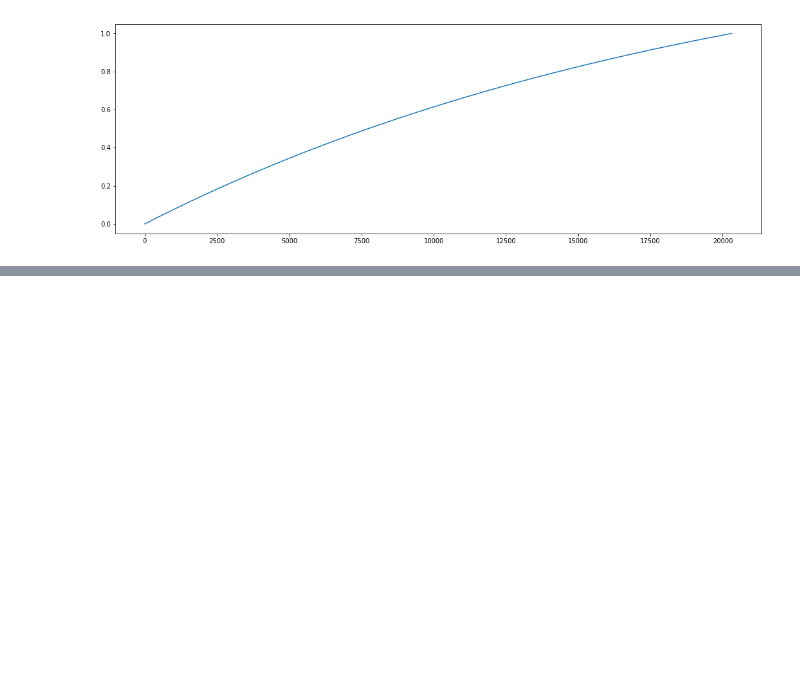
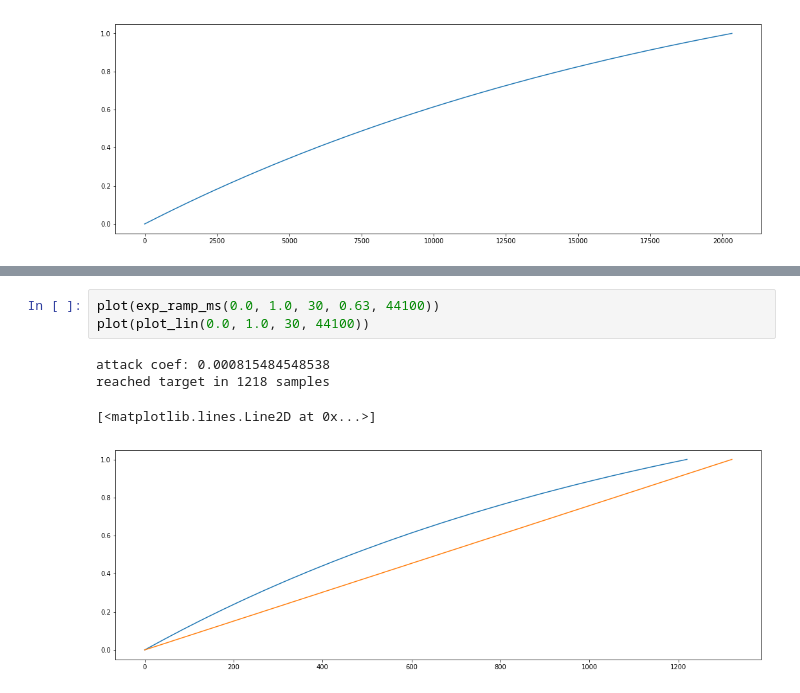
Before and after one commit to rknLA/pd-blosc, a Jupyter notebook: notebook/008-exponents.ipynb, the cells around one changed output, grey strips where cells are left out. Cells and saved outputs as stored; diff of their text form; blank space fills up the shorter version.

```diff
--- a/notebook/008-exponents.ipynb
+++ b/notebook/008-exponents.ipynb
@@ -235,0 +262,8 @@ reached 1.0 in 20319 samples
+# %%
+plot(exp_ramp_ms(0.0, 1.0, 30, 0.63, 44100))
+plot(plot_lin(0.0, 1.0, 30, 44100))
+# %% [output]
+attack coef: 0.000815484548538
+reached target in 1218 samples
+[<matplotlib.lines.Line2D at 0x...>]
+[figure, added]
```
Also changed, not shown: parts of 11 cells of this notebook.
